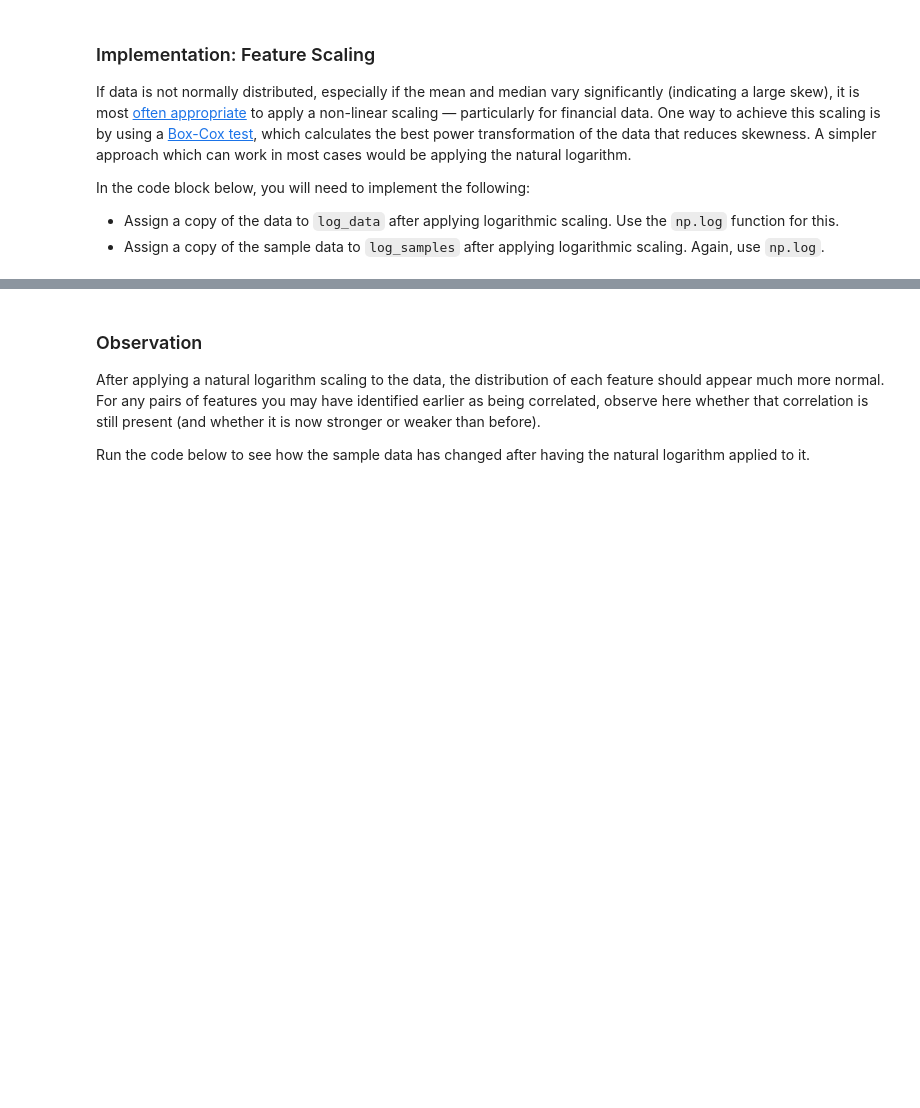
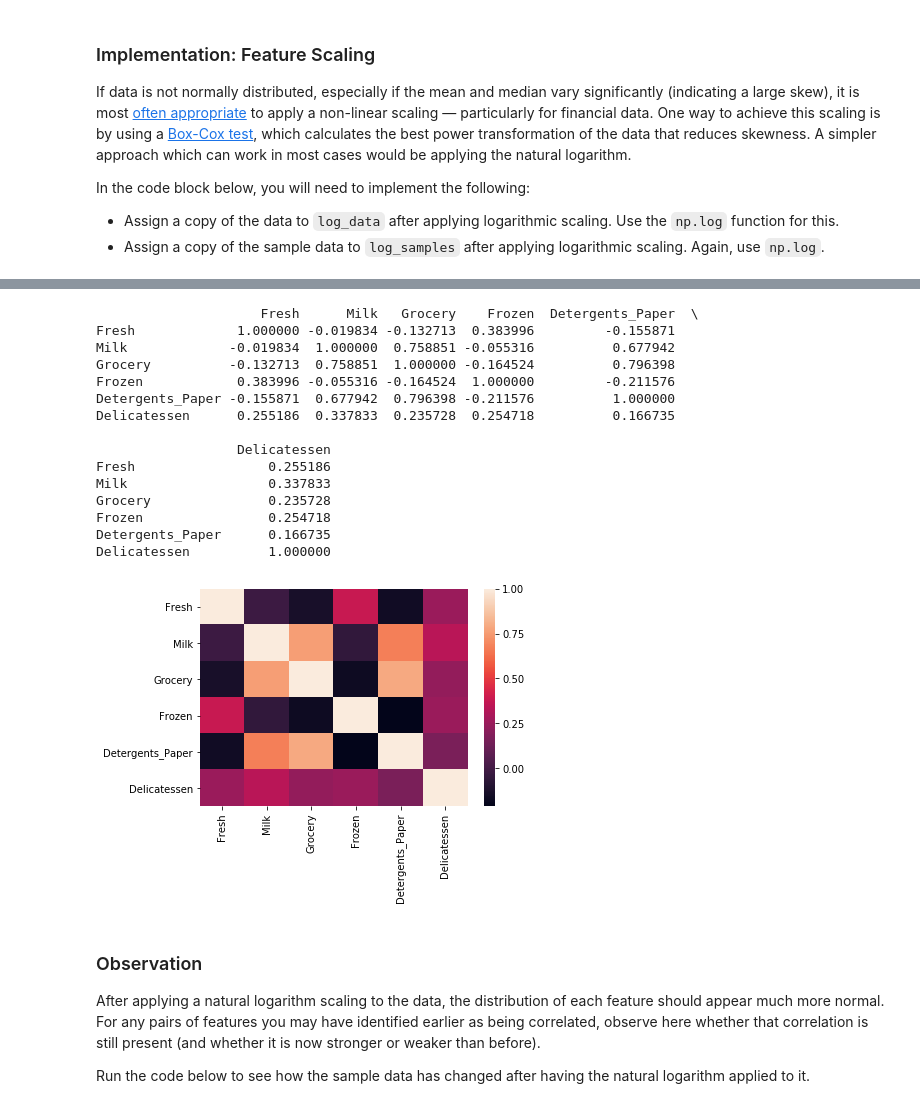
Before and after one commit to MichelML/udacity-machine-learning, a Jupyter notebook: projects/customer_segments/customer_segments.ipynb, the cells around one changed output, grey strips where cells are left out. Saved outputs shown, nothing was run; the diff lists cells and outputs as text; code cells hidden in the pictures; blank space fills up the shorter version.

```diff
--- a/projects/customer_segments/customer_segments.ipynb
+++ b/projects/customer_segments/customer_segments.ipynb
@@ -182,15 +182,18 @@ pd.plotting.scatter_matrix(data, alpha = 0.3, figsize = (14,8), diagonal = 'kde'
 # %% [output]
 [figure]
 # %%
-# calculate the correlation matrix
-corr = data.corr()
+# calculate the correlation matrix and plot the heatmap
+def heatmap_corr(df):
+    # calculate the correlation
+    corr = df.corr()
+    print(corr)
 
-print(corr)
-
-# plot the heatmap
-sns.heatmap(corr,
+    # plot the heatmap
+    sns.heatmap(corr,
         xticklabels=corr.columns,
         yticklabels=corr.columns)
+
+heatmap_corr(data)
 # %% [output]
                      Fresh      Milk   Grocery    Frozen  Detergents_Paper  \
 Fresh             1.000000  0.100510 -0.011854  0.345881         -0.101953
@@ -265,3 +269,22 @@ pd.scatter_matrix(log_data, alpha = 0.3, figsize = (14,8), diagonal = 'kde');
+# %%
+heatmap_corr(log_data)
+# %% [output]
+                     Fresh      Milk   Grocery    Frozen  Detergents_Paper  \
+Fresh             1.000000 -0.019834 -0.132713  0.383996         -0.155871
+Milk             -0.019834  1.000000  0.758851 -0.055316          0.677942
+Grocery          -0.132713  0.758851  1.000000 -0.164524          0.796398
+Frozen            0.383996 -0.055316 -0.164524  1.000000         -0.211576
+Detergents_Paper -0.155871  0.677942  0.796398 -0.211576          1.000000
+Delicatessen      0.255186  0.337833  0.235728  0.254718          0.166735
+
+                  Delicatessen
+Fresh                 0.255186
+Milk                  0.337833
+Grocery               0.235728
+Frozen                0.254718
+Detergents_Paper      0.166735
+Delicatessen          1.000000
+[figure, added]
 # %% [markdown]
 ### Observation
 After applying a natural logarithm scaling to the data, the distribution of each feature should appear much more normal. For any pairs of features you may have identified earlier as being correlated, observe here whether that correlation is still present (and whether it is now stronger or weaker than before).
```
Also changed, not shown: parts of 7 cells of this notebook.
